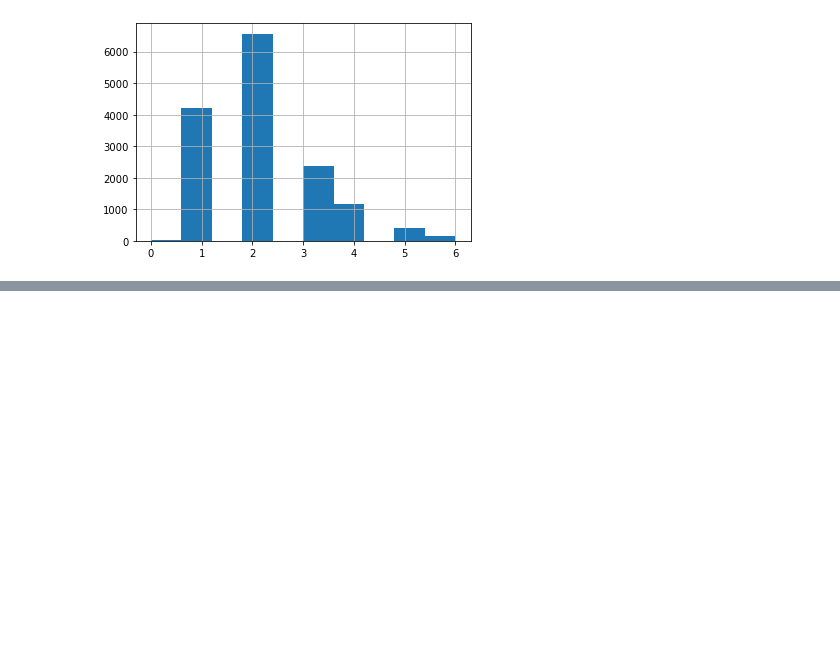
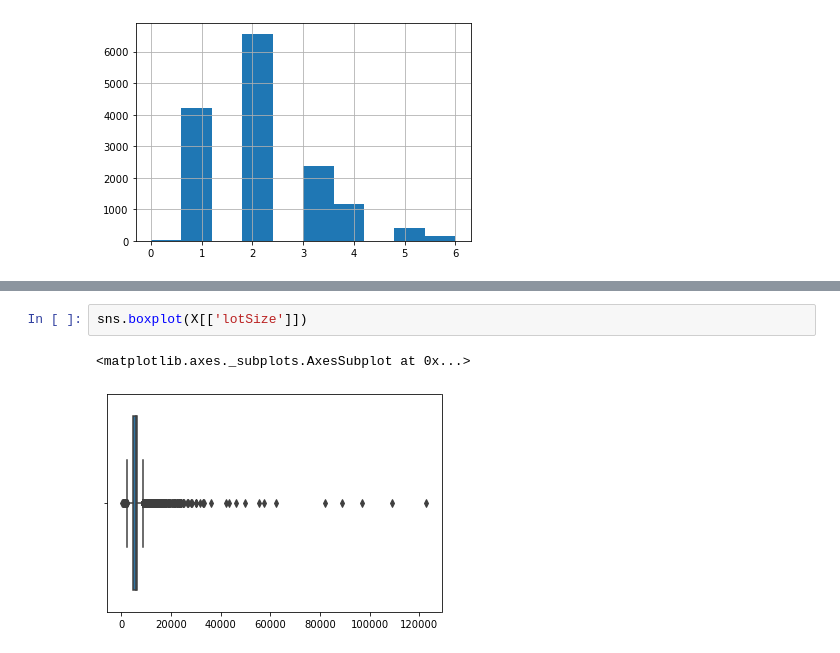
Before and after one commit to alwinruby/pirple_data_mining, a Jupyter notebook: DataMiningFundementals/datamining.ipynb, the cells around one changed output, grey strips where cells are left out. Saved outputs shown, nothing was run; the diff lists cells and outputs as text; blank space fills up the shorter version.

```diff
--- a/DataMiningFundementals/datamining.ipynb
+++ b/DataMiningFundementals/datamining.ipynb
@@ -488,0 +499,5 @@ X2.bathrooms.hist()
+# %%
+sns.boxplot(X[['lotSize']])
+# %% [output]
+<matplotlib.axes._subplots.AxesSubplot at 0x...>
+[figure, added]
```
Also changed, not shown: parts of 6 cells of this notebook.
